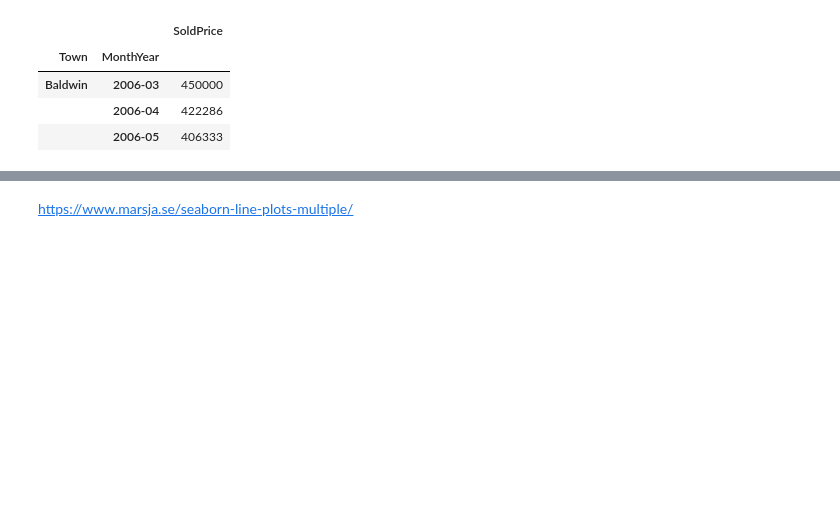
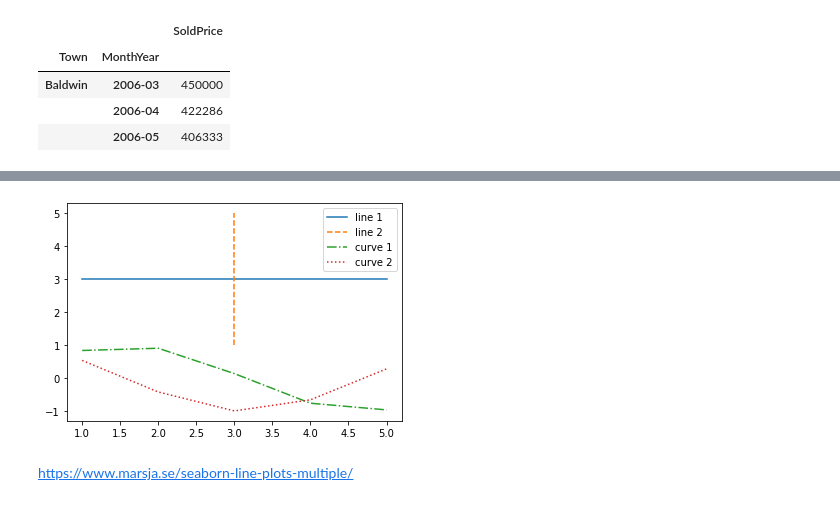
Before and after one commit to JF11579/New-Stuff, a Jupyter notebook: Nassau_RE_Sales_Since_2006.ipynb, the cells around one changed output, grey strips where cells are left out. Cells and saved outputs as stored; diff of their text form; code cells hidden in the pictures; blank space fills up the shorter version.

```diff
--- a/Nassau_RE_Sales_Since_2006.ipynb
+++ b/Nassau_RE_Sales_Since_2006.ipynb
@@ -457,3 +523,18 @@ Nassau_Monthly_Avg.head(3)
+# %%
+# multiple lines
+# create data
+x = [1,2,3,4,5]
+y = [3,3,3,3,3]
+# %%
+# plot lines
+plt.plot(x, y, label = "line 1", linestyle="-")
+plt.plot(y, x, label = "line 2", linestyle="--")
+plt.plot(x, np.sin(x), label = "curve 1", linestyle="-.")
+plt.plot(x, np.cos(x), label = "curve 2", linestyle=":")
+plt.legend()
+plt.show()
+# %% [output]
+[figure, added]
 # %% [markdown]
 https://www.marsja.se/seaborn-line-plots-multiple/
 # %%
```
Also changed, not shown: parts of 17 cells of this notebook.
